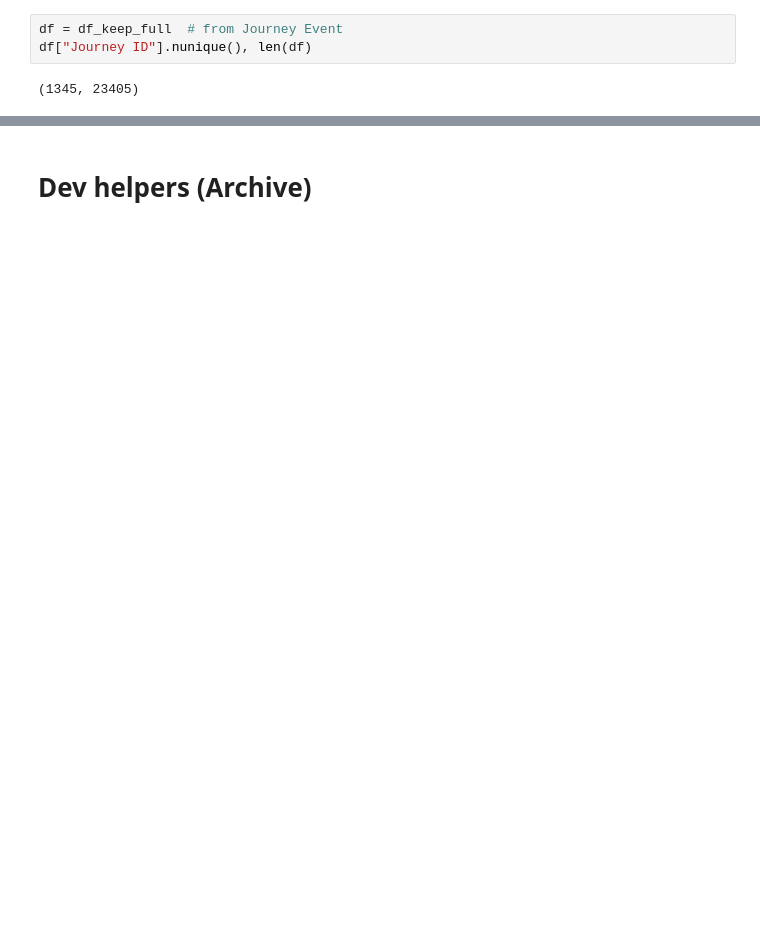
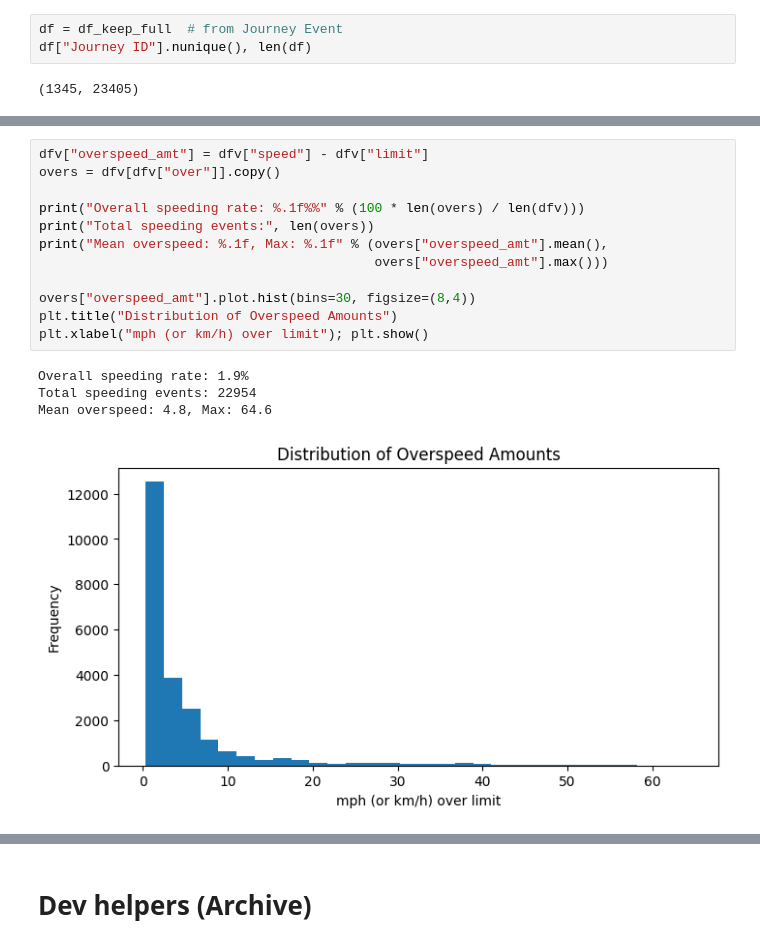
Before and after one commit to abdulabolahom/indepth-driving-data-analysis, a Jupyter notebook: notebooks/01_explore.ipynb, the cells around one changed output, grey strips where cells are left out. Cells and saved outputs as stored; diff of their text form; blank space fills up the shorter version.

```diff
--- a/notebooks/01_explore.ipynb
+++ b/notebooks/01_explore.ipynb
@@ -608,0 +952,17 @@ df["Journey ID"].nunique(), len(df)
+# %%
+dfv["overspeed_amt"] = dfv["speed"] - dfv["limit"]
+overs = dfv[dfv["over"]].copy()
+
+print("Overall speeding rate: %.1f%%" % (100 * len(overs) / len(dfv)))
+print("Total speeding events:", len(overs))
+print("Mean overspeed: %.1f, Max: %.1f" % (overs["overspeed_amt"].mean(),
+                                           overs["overspeed_amt"].max()))
+
+overs["overspeed_amt"].plot.hist(bins=30, figsize=(8,4))
+plt.title("Distribution of Overspeed Amounts")
+plt.xlabel("mph (or km/h) over limit"); plt.show()
+# %% [output]
+Overall speeding rate: 1.9%
+Total speeding events: 22954
+Mean overspeed: 4.8, Max: 64.6
+[figure, added]
```
Also changed, not shown: parts of 49 cells of this notebook, 3 other files.
